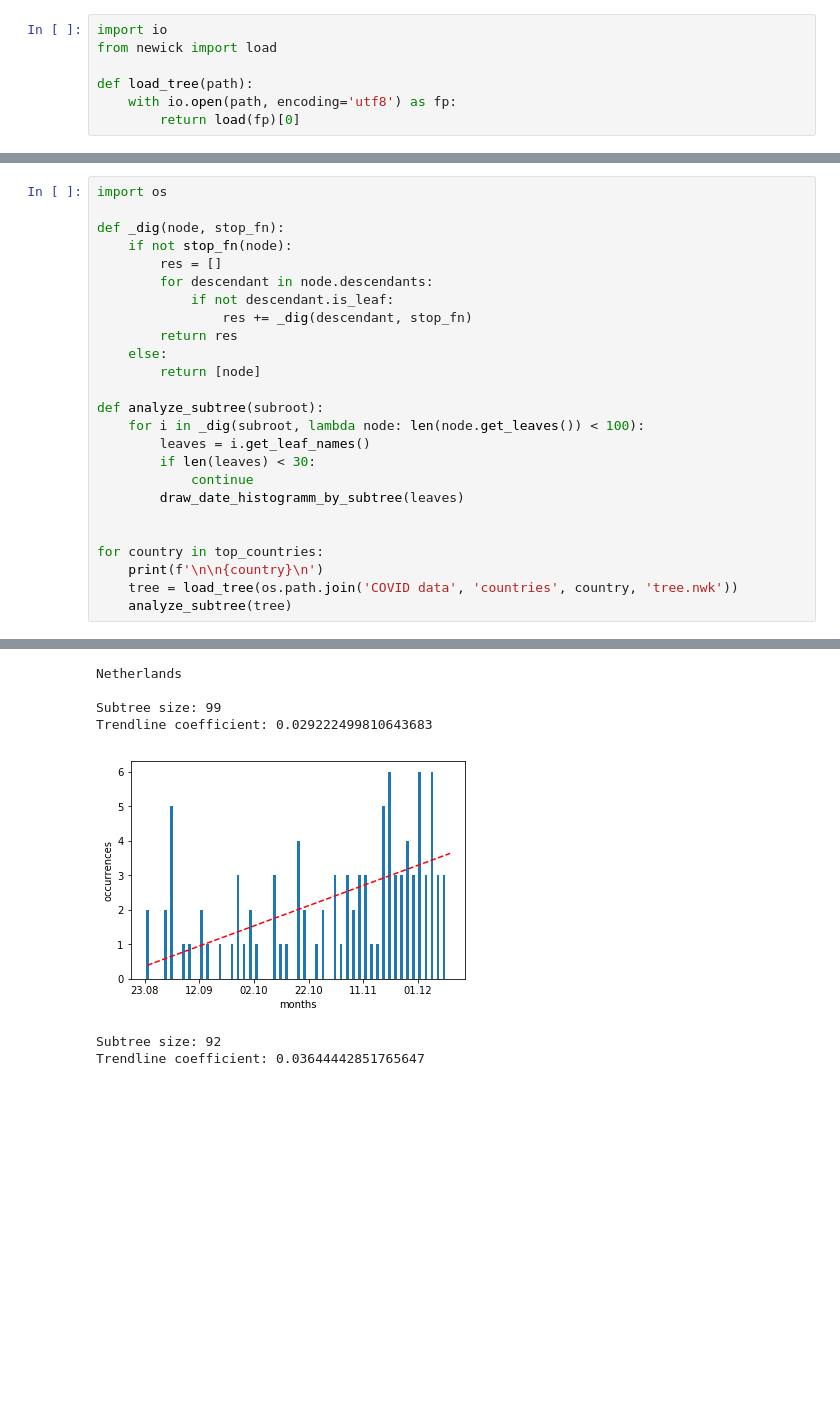
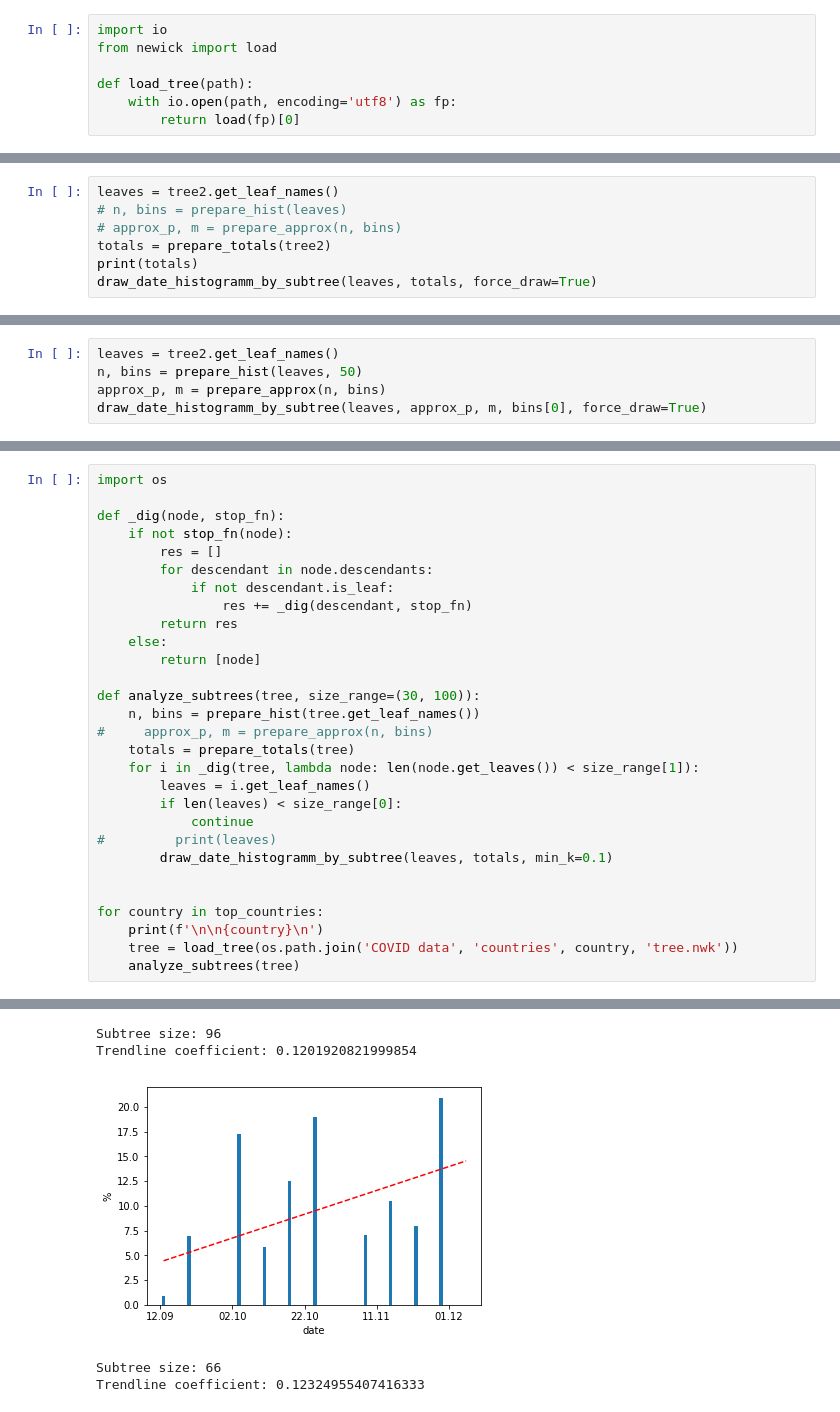
Before and after one commit to pashatyl/covid-active-mutations-research, a Jupyter notebook: COVID.ipynb, the cells around one changed output, grey strips where cells are left out. Cells and saved outputs as stored; diff of their text form; blank space fills up the shorter version.

```diff
--- a/COVID.ipynb
+++ b/COVID.ipynb
@@ -186,0 +225,7 @@ Trendline coefficient: 0.028486642181781287
+# %%
+leaves = tree2.get_leaf_names()
+# n, bins = prepare_hist(leaves)
+# approx_p, m = prepare_approx(n, bins)
+totals = prepare_totals(tree2)
+print(totals)
+draw_date_histogramm_by_subtree(leaves, totals, force_draw=True)
@@ -186,0 +237,5 @@ Trendline coefficient: 0.028486642181781287
+# %%
+leaves = tree2.get_leaf_names()
+n, bins = prepare_hist(leaves, 50)
+approx_p, m = prepare_approx(n, bins)
+draw_date_histogramm_by_subtree(leaves, approx_p, m, bins[0], force_draw=True)
@@ -197,18 +257,22 @@ def _dig(node, stop_fn):
     else:
         return [node]
 
-def analyze_subtree(subroot):
-    for i in _dig(subroot, lambda node: len(node.get_leaves()) < 100):
+def analyze_subtrees(tree, size_range=(30, 100)):
+    n, bins = prepare_hist(tree.get_leaf_names())
+#     approx_p, m = prepare_approx(n, bins)
+    totals = prepare_totals(tree)
+    for i in _dig(tree, lambda node: len(node.get_leaves()) < size_range[1]):
         leaves = i.get_leaf_names()
-        if len(leaves) < 30:
+        if len(leaves) < size_range[0]:
             continue
-        draw_date_histogramm_by_subtree(leaves)
+#         print(leaves)
+        draw_date_histogramm_by_subtree(leaves, totals, min_k=0.1)
 
 
 for country in top_countries:
     print(f'\n\n{country}\n')
     tree = load_tree(os.path.join('COVID data', 'countries', country, 'tree.nwk'))
-    analyze_subtree(tree)
+    analyze_subtrees(tree)
 # %% [output]
 Belgium
 
@@ -221,7 +285,5 @@ Trendline coefficient: 0.033561811821266524
-Netherlands
-
-Subtree size: 99
-Trendline coefficient: 0.029222499810643683
+Subtree size: 96
+Trendline coefficient: 0.1201920821999854
-[figure, old version]
+[figure, new version]
-Subtree size: 92
-Trendline coefficient: 0.03644442851765647
+Subtree size: 66
+Trendline coefficient: 0.12324955407416333
```
Also changed, not shown: parts of 7 cells of this notebook.
